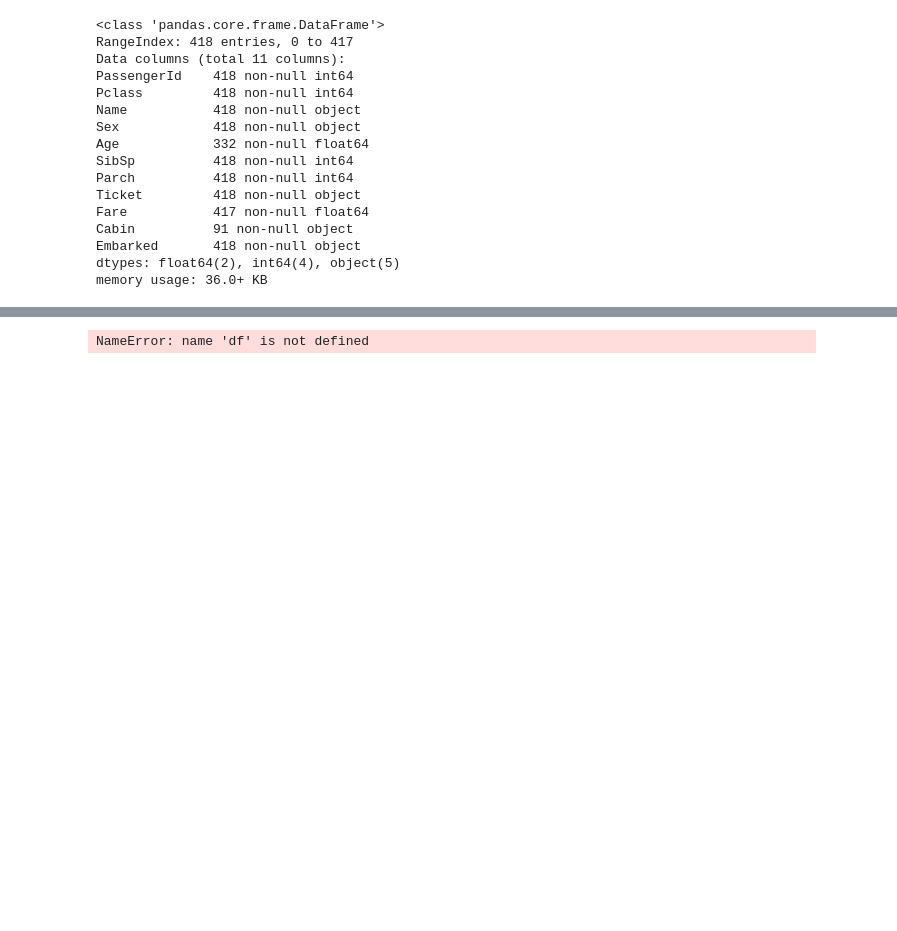
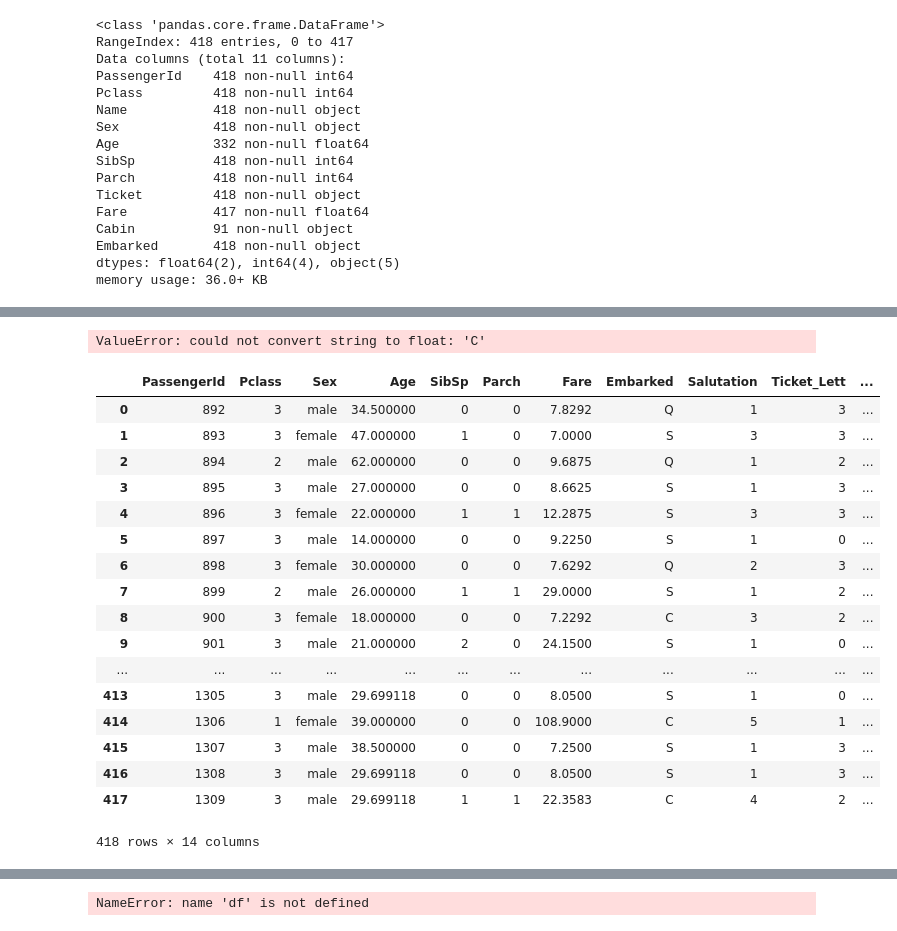
Before and after one commit to hikaruya8/kaggle, a Jupyter notebook: titanic.ipynb, the cells around one changed output, grey strips where cells are left out. Saved outputs shown, nothing was run; the diff lists cells and outputs as text; code cells hidden in the pictures; blank space fills up the shorter version.

```diff
--- a/titanic.ipynb
+++ b/titanic.ipynb
@@ -509,0 +570,25 @@ from sklearn.ensumble
+# %%
+Y_pred = model.predict(xs_test)
+# %% [output]
+ValueError: could not convert string to float: 'C'
+# %%
+test
+# %% [output]
+|  | PassengerId | Pclass | Sex | Age | SibSp | Parch | Fare | Embarked | Salutation | Ticket_Lett | ... |
+| 0 | 892 | 3 | male | 34.500000 | 0 | 0 | 7.8292 | Q | 1 | 3 | ... |
+| 1 | 893 | 3 | female | 47.000000 | 1 | 0 | 7.0000 | S | 3 | 3 | ... |
+| 2 | 894 | 2 | male | 62.000000 | 0 | 0 | 9.6875 | Q | 1 | 2 | ... |
+| 3 | 895 | 3 | male | 27.000000 | 0 | 0 | 8.6625 | S | 1 | 3 | ... |
+| 4 | 896 | 3 | female | 22.000000 | 1 | 1 | 12.2875 | S | 3 | 3 | ... |
+| 5 | 897 | 3 | male | 14.000000 | 0 | 0 | 9.2250 | S | 1 | 0 | ... |
+| 6 | 898 | 3 | female | 30.000000 | 0 | 0 | 7.6292 | Q | 2 | 3 | ... |
+| 7 | 899 | 2 | male | 26.000000 | 1 | 1 | 29.0000 | S | 1 | 2 | ... |
+| 8 | 900 | 3 | female | 18.000000 | 0 | 0 | 7.2292 | C | 3 | 2 | ... |
+| 9 | 901 | 3 | male | 21.000000 | 2 | 0 | 24.1500 | S | 1 | 0 | ... |
+| ... | ... | ... | ... | ... | ... | ... | ... | ... | ... | ... | ... |
+| 413 | 1305 | 3 | male | 29.699118 | 0 | 0 | 8.0500 | S | 1 | 0 | ... |
+| 414 | 1306 | 1 | female | 39.000000 | 0 | 0 | 108.9000 | C | 5 | 1 | ... |
+| 415 | 1307 | 3 | male | 38.500000 | 0 | 0 | 7.2500 | S | 1 | 3 | ... |
+| 416 | 1308 | 3 | male | 29.699118 | 0 | 0 | 8.0500 | S | 1 | 3 | ... |
+| 417 | 1309 | 3 | male | 29.699118 | 1 | 1 | 22.3583 | C | 4 | 2 | ... |
+418 rows × 14 columns
```
Also changed, not shown: parts of 9 cells of this notebook.
